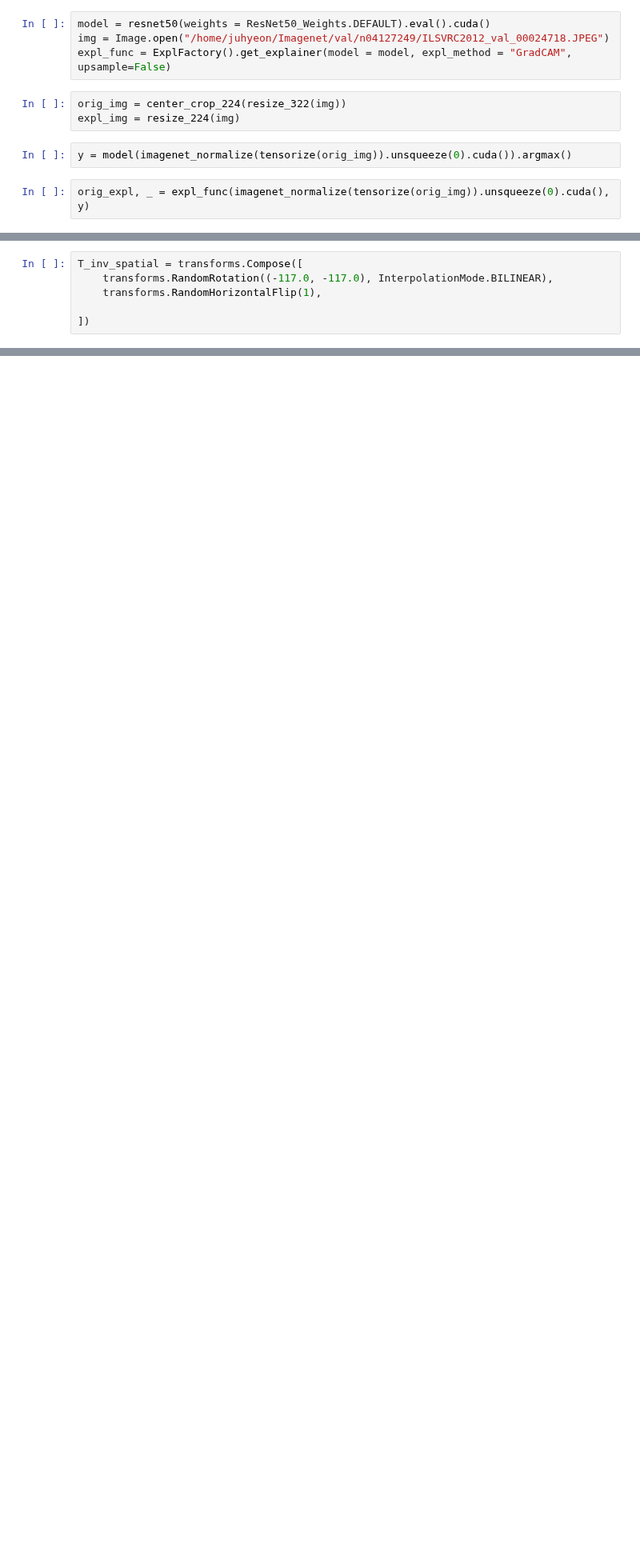
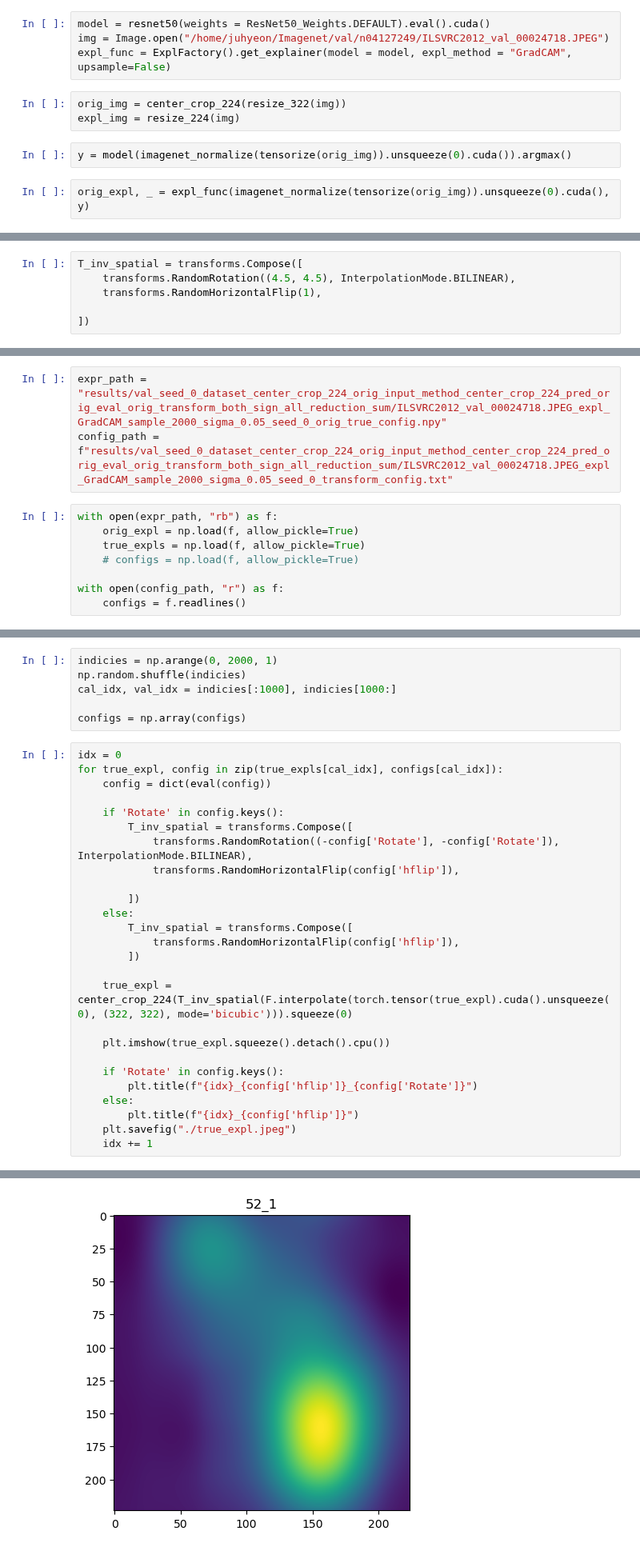
Before and after one commit to beotborry/ConformalXAI, a Jupyter notebook: code_test.ipynb, the cells around one changed output, grey strips where cells are left out. Shown at 80% size. Drawn from its saved outputs; the diff is of its cells as text; blank space fills up the shorter version.

```diff
--- a/code_test.ipynb
+++ b/code_test.ipynb
@@ -46,6 +49,6 @@ plt.imshow(expl.squeeze().detach().cpu())
 # %%
 T_inv_spatial = transforms.Compose([
-    transforms.RandomRotation((-117.0, -117.0), InterpolationMode.BILINEAR),
+    transforms.RandomRotation((4.5, 4.5), InterpolationMode.BILINEAR),
     transforms.RandomHorizontalFlip(1),
 
 ])
@@ -62,0 +66,11 @@ plt.imshow(_expl.squeeze().detach().cpu())
+# %%
+expr_path = "results/val_seed_0_dataset_center_crop_224_orig_input_method_center_crop_224_pred_orig_eval_orig_transform_both_sign_all_reduction_sum/ILSVRC2012_val_00024718.JPEG_expl_GradCAM_sample_2000_sigma_0.05_seed_0_orig_true_config.npy"
+config_path = f"results/val_seed_0_dataset_center_crop_224_orig_input_method_center_crop_224_pred_orig_eval_orig_transform_both_sign_all_reduction_sum/ILSVRC2012_val_00024718.JPEG_expl_GradCAM_sample_2000_sigma_0.05_seed_0_transform_config.txt"
+# %%
+with open(expr_path, "rb") as f:
+    orig_expl = np.load(f, allow_pickle=True)
+    true_expls = np.load(f, allow_pickle=True)
+    # configs = np.load(f, allow_pickle=True)
+
+with open(config_path, "r") as f:
+    configs = f.readlines()
@@ -62,0 +81,33 @@ plt.imshow(_expl.squeeze().detach().cpu())
+# %%
+indicies = np.arange(0, 2000, 1)
+np.random.shuffle(indicies)
+cal_idx, val_idx = indicies[:1000], indicies[1000:]
+
+configs = np.array(configs)
+# %%
+idx = 0
+for true_expl, config in zip(true_expls[cal_idx], configs[cal_idx]):
+    config = dict(eval(config))
+
+    if 'Rotate' in config.keys():
+        T_inv_spatial = transforms.Compose([
+            transforms.RandomRotation((-config['Rotate'], -config['Rotate']), InterpolationMode.BILINEAR),
+            transforms.RandomHorizontalFlip(config['hflip']),
+
+        ])
+    else:
+        T_inv_spatial = transforms.Compose([
+            transforms.RandomHorizontalFlip(config['hflip']),
+        ])
+
+    true_expl = center_crop_224(T_inv_spatial(F.interpolate(torch.tensor(true_expl).cuda().unsqueeze(0), (322, 322), mode='bicubic'))).squeeze(0)
+
+    plt.imshow(true_expl.squeeze().detach().cpu())
+
+    if 'Rotate' in config.keys():
+        plt.title(f"{idx}_{config['hflip']}_{config['Rotate']}")
+    else:
+        plt.title(f"{idx}_{config['hflip']}")
+    plt.savefig("./true_expl.jpeg")
+    idx += 1
+# %% [output]
@@ -62,0 +115 @@ plt.imshow(_expl.squeeze().detach().cpu())
+[figure, added]
```
Also changed, not shown: parts of 10 cells of this notebook, 3 other files.
